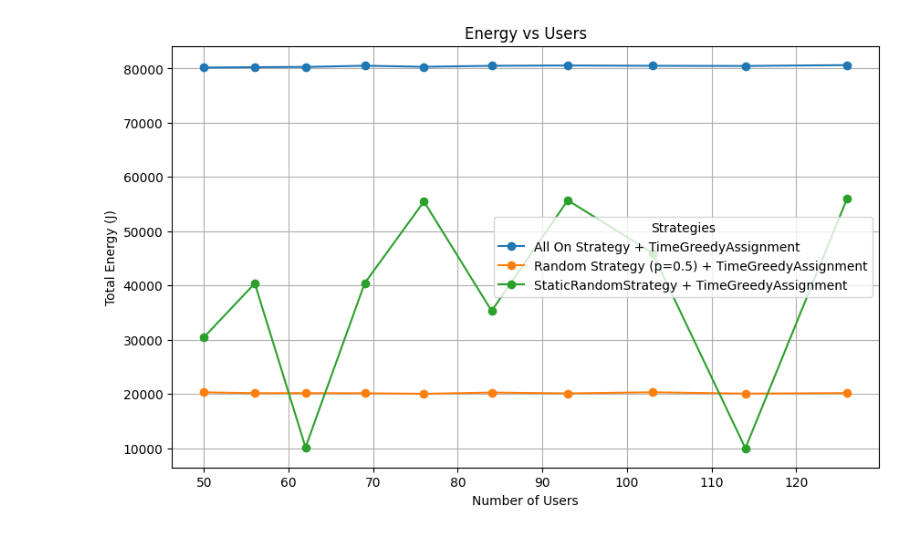
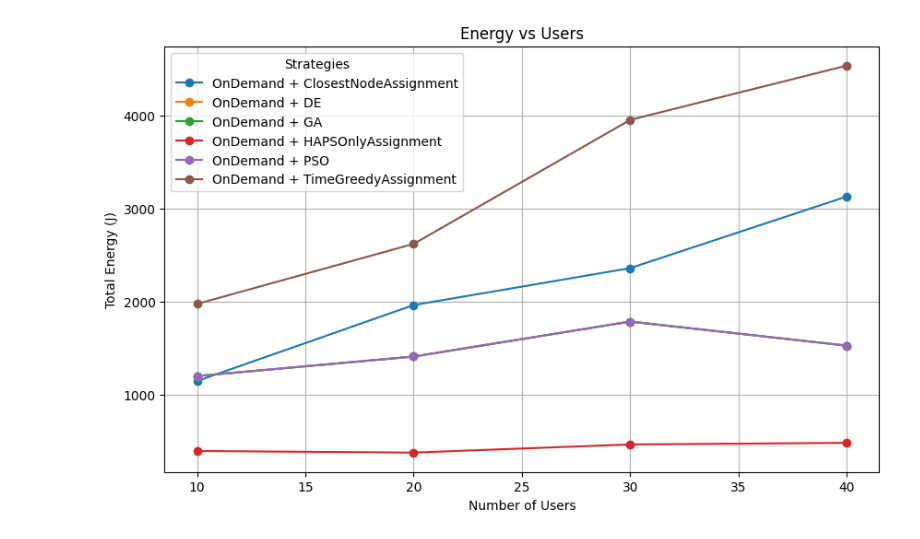
Before and after one commit to SimonR99/OptimisationNTN, a Jupyter notebook: analyse/energy_by_usercount.ipynb, the cells around one changed output. Drawn from its saved outputs; the diff is of its cells as text; code cells hidden in the pictures.

```diff
--- a/analyse/energy_by_usercount.ipynb
+++ b/analyse/energy_by_usercount.ipynb
@@ -130,9 +130,9 @@ def analyze_energy(
 # %%
 analyze_energy(
     dict_df,
-    assignment_strategy=["TimeGreedy"],
-    power_strategy=["All On Strategy", "StaticRandom", "Random"],
+    assignment_strategy=["TimeGreedy", "ClosestNode", "HAPSOnly", "GA", "PSO", "DE"],
+    power_strategy=["OnDemand"],
     graph_type="energy_vs_users",
 )
 # %% [output]
-[figure, old version]
+[figure, new version]
```
Also changed, not shown: 7 other files.
